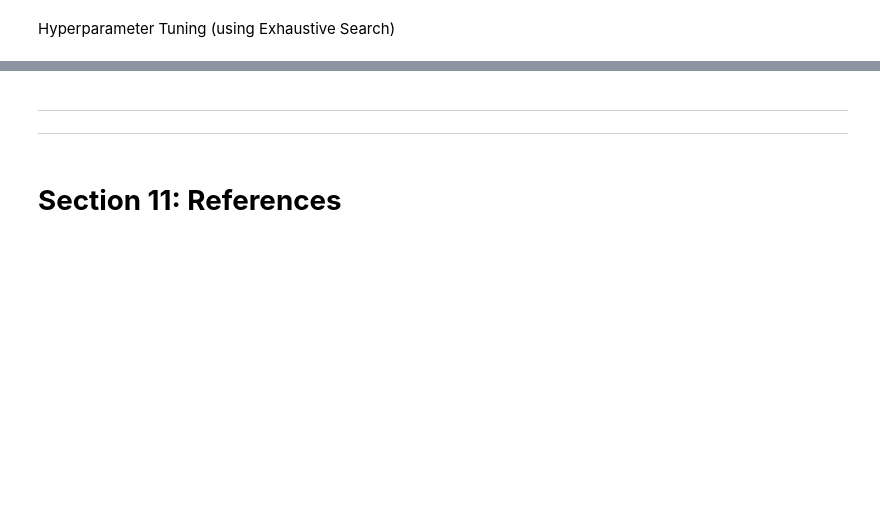
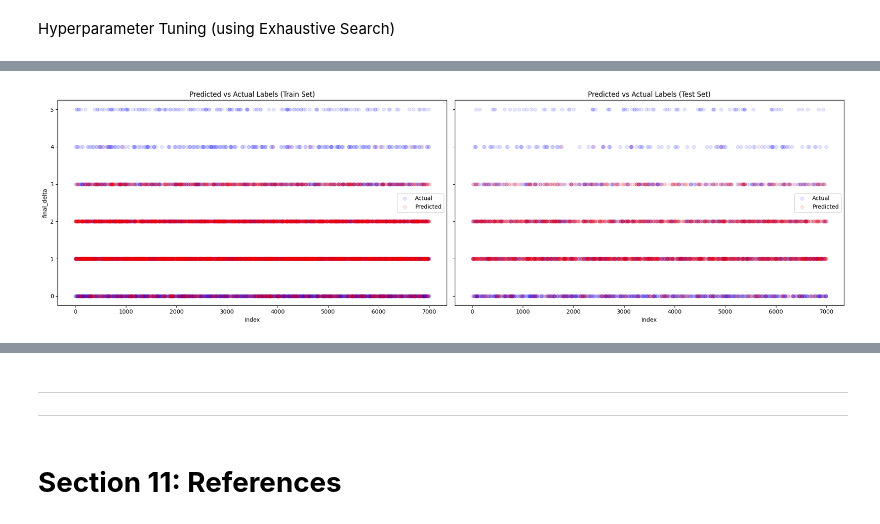
Before and after one commit to yuanpngn/STINTSY_MLP, a Jupyter notebook: [STINTSY]_Machine_Learning_Project.ipynb, the cells around one changed output, grey strips where cells are left out. Saved outputs shown, nothing was run; the diff lists cells and outputs as text; code cells hidden in the pictures; blank space fills up the shorter version.

Commit message:
Add Neural

```diff
--- a/[STINTSY]_Machine_Learning_Project.ipynb
+++ b/[STINTSY]_Machine_Learning_Project.ipynb
@@ -478,3 +475,19 @@ plt.show()
 ---
 # %% [markdown]
 # **Section 6: Machine Learning Model**
+# %%
+X = df.drop("final_delta", axis=1)
+y = df['final_delta']
+
+print(f"Shape of X: {X.shape}")
+print(f"Shape of y: {y.shape}")
+print()
+
+X_train, X_test, y_train, y_test = train_test_split(X, y, test_size=0.3 ,random_state=42)
+print(f"Shape of X_train: {X_train.shape}")
+print(f"Shape of X_test: {X_test.shape}")
+
+X_train_neural = X_train.copy()
+X_test_neural = X_test.copy()
+y_test_neural = y_test.copy()
+y_train_neural = y_train.copy()
@@ -1177,0 +1207,6 @@ Test R² (Best Model): 0.2698014141518317
+# %%
+# Initialize the MLPRegressor
+mlp = MLPRegressor(hidden_layer_sizes=(100, 50), activation='relu', max_iter=300, solver='adam', random_state=42, verbose=True, alpha=0.0001)
+
+# Train the model
+mlp.fit(X_train_neural, y_train_neural)
@@ -1177,0 +1284,22 @@ Test R² (Best Model): 0.2698014141518317
+# %%
+ig, axes = plt.subplots(1, 2, figsize=(20, 6), sharey=True)
+
+# Train set plot
+axes[0].scatter(X_train_neural.index, y_train_neural, color='blue', label="Actual", alpha=0.1)
+axes[0].scatter(X_train_neural.index, y_trainpred_neural, color='red', label="Predicted", alpha=0.1)
+axes[0].set_title("Predicted vs Actual Labels (Train Set)")
+axes[0].set_xlabel("Index")
+axes[0].set_ylabel("final_delta")
+axes[0].legend()
+
+# Test set plot
+axes[1].scatter(X_test_neural.index, y_test_neural, color='blue', label="Actual", alpha=0.1)
+axes[1].scatter(X_test_neural.index, y_pred_neural, color='red', label="Predicted", alpha=0.1)
+axes[1].set_title("Predicted vs Actual Labels (Test Set)")
+axes[1].set_xlabel("Index")
+axes[1].legend()
+
+plt.tight_layout()
+plt.show()
+# %% [output]
+[figure, added]
```
Also changed, not shown: parts of 27 cells of this notebook.
